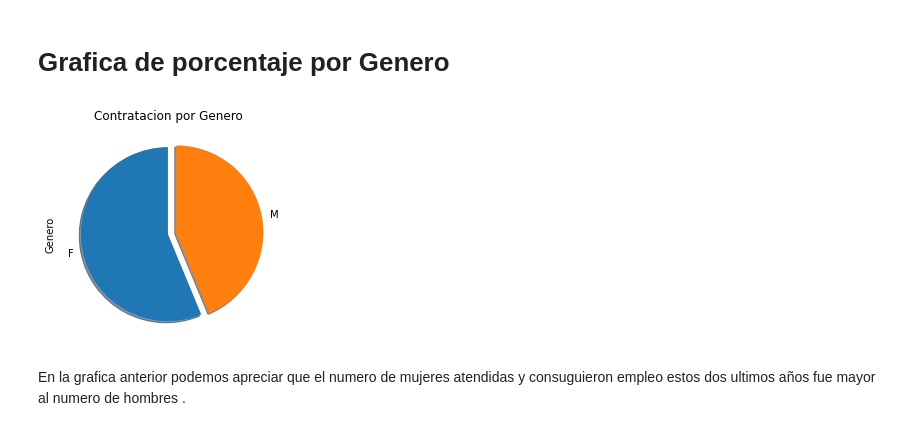
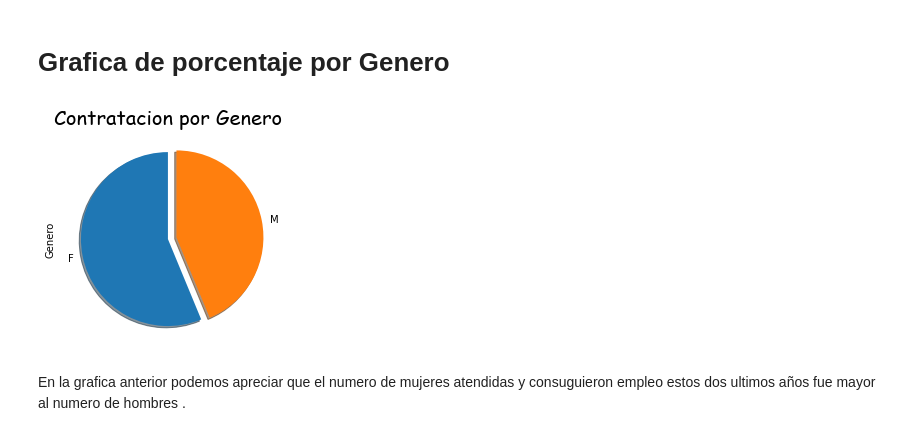
Before and after one commit to SaukB/Analisis, a Jupyter notebook: Material/Proyecto.ipynb, the cells around one changed output. Saved outputs shown, nothing was run; the diff lists cells and outputs as text; code cells hidden in the pictures.

```diff
--- a/Material/Proyecto.ipynb
+++ b/Material/Proyecto.ipynb
@@ -15,6 +15,9 @@ warnings.filterwarnings('ignore')
 %matplotlib inline
 
 path=r'Datos.xlsx'
+
+font1 = {'family':'Comic Sans MS','size':20}
+font2 = {'family':'Comic Sans MS','color':'darkred','size':15}
 # %% [markdown]
 # Cargue y lectura de los datos
 # %%
@@ -142,10 +145,10 @@ print(ndata.columns)'''
 # Grafica de porcentaje por Genero
 # %%
 mdatos.Genero.value_counts().plot.pie(explode =[0,0.1] , shadow =True,startangle=90)
-plt.title('Contratacion por Genero')
+plt.title('Contratacion por Genero',fontdict= font1)
 plt.show()
 # %% [output]
-[figure, old version]
+[figure, new version]
 # %% [markdown]
 En la grafica anterior podemos apreciar que el numero de mujeres atendidas y consuguieron empleo estos dos ultimos años fue mayor al numero de hombres  .
 # %%
```
Also changed, not shown: parts of 4 cells of this notebook.
